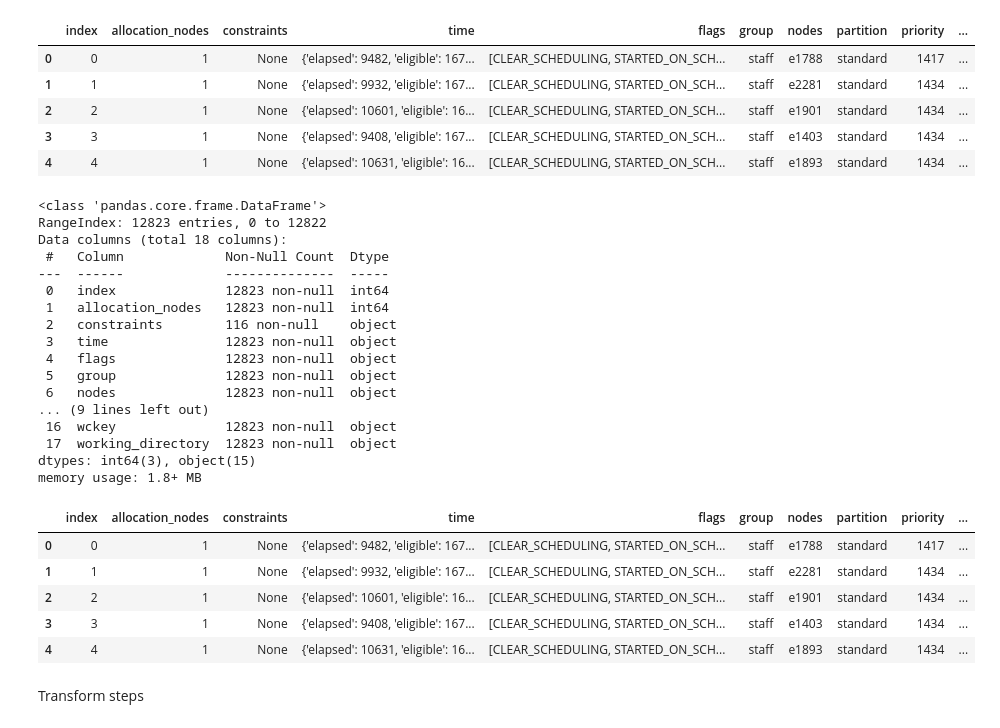
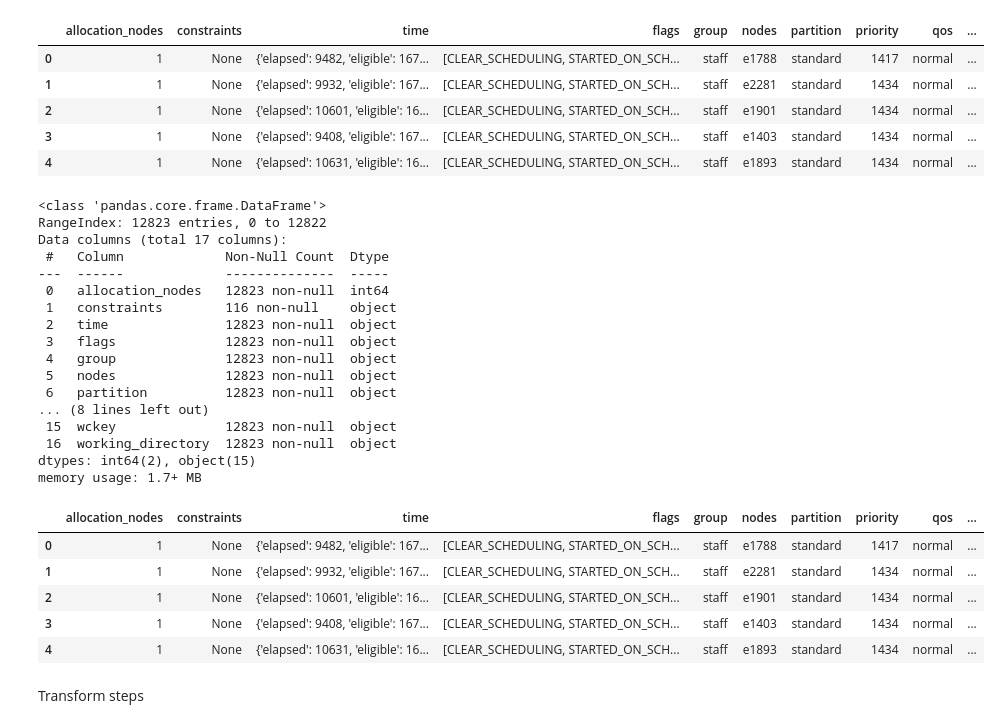
Before and after one commit to admire-eurohpc/AnomalyDetection, a Jupyter notebook: notebooks/transform.ipynb, the cells around one changed output. Drawn from its saved outputs; the diff is of its cells as text; code cells hidden in the pictures.

Commit message:
Added up-to-date transform script and notebook compatible with step1

```diff
--- a/notebooks/transform.ipynb
+++ b/notebooks/transform.ipynb
@@ -7,41 +9,45 @@ from mapping_functions import get_mapping_for_dict, flatten_series_by_mapping
 # %%
-with open('jobs.json','r') as f:
+with open(f'{data_dir}jobs.json','r') as f:
     data = json.load(f)
-df = pd.DataFrame.from_dict(data['jobs'])
+df_raw = pd.DataFrame.from_dict(data['jobs'])
 drop_cols = ['account', 'cluster', 'container', 'comment', 'array','association', 'derived_exit_code', 'exit_code', 'het', 'job_id', 'name', 'mcs', 'kill_request_user']
 drop_rows_indices = [8679]
-df = df.drop(columns=drop_cols)
-df = df.drop(index=drop_rows_indices).reset_index()
-df.head()
+df_raw = df_raw.drop(columns=drop_cols)
+df_raw = df_raw.drop(index=drop_rows_indices).reset_index(drop=True)
+
+# -- if taking step other than 0 then uncoment --
+# mask = df_raw['steps'].apply(lambda x: len(x) == 2)
+# df_raw = df_raw[mask].reset_index(drop=True)
+
+df_raw.head()
 # %% [output]
-|  | index | allocation_nodes | constraints | time | flags | group | nodes | partition | priority | ... |
-| 0 | 0 | 1 | None | {'elapsed': 9482, 'eligible': 167... | [CLEAR_SCHEDULING, STARTED_ON_SCH... | staff | e1788 | standard | 1417 | ... |
-| 1 | 1 | 1 | None | {'elapsed': 9932, 'eligible': 167... | [CLEAR_SCHEDULING, STARTED_ON_SCH... | staff | e2281 | standard | 1434 | ... |
-| 2 | 2 | 1 | None | {'elapsed': 10601, 'eligible': 16... | [CLEAR_SCHEDULING, STARTED_ON_SCH... | staff | e1901 | standard | 1434 | ... |
-| 3 | 3 | 1 | None | {'elapsed': 9408, 'eligible': 167... | [CLEAR_SCHEDULING, STARTED_ON_SCH... | staff | e1403 | standard | 1434 | ... |
-| 4 | 4 | 1 | None | {'elapsed': 10631, 'eligible': 16... | [CLEAR_SCHEDULING, STARTED_ON_SCH... | staff | e1893 | standard | 1434 | ... |
+|  | allocation_nodes | constraints | time | flags | group | nodes | partition | priority | qos | ... |
+| 0 | 1 | None | {'elapsed': 9482, 'eligible': 167... | [CLEAR_SCHEDULING, STARTED_ON_SCH... | staff | e1788 | standard | 1417 | normal | ... |
+| 1 | 1 | None | {'elapsed': 9932, 'eligible': 167... | [CLEAR_SCHEDULING, STARTED_ON_SCH... | staff | e2281 | standard | 1434 | normal | ... |
+| 2 | 1 | None | {'elapsed': 10601, 'eligible': 16... | [CLEAR_SCHEDULING, STARTED_ON_SCH... | staff | e1901 | standard | 1434 | normal | ... |
+| 3 | 1 | None | {'elapsed': 9408, 'eligible': 167... | [CLEAR_SCHEDULING, STARTED_ON_SCH... | staff | e1403 | standard | 1434 | normal | ... |
+| 4 | 1 | None | {'elapsed': 10631, 'eligible': 16... | [CLEAR_SCHEDULING, STARTED_ON_SCH... | staff | e1893 | standard | 1434 | normal | ... |
 # %%
-df.info()
+df_raw.info()
 # %% [output]
 <class 'pandas.core.frame.DataFrame'>
 RangeIndex: 12823 entries, 0 to 12822
-Data columns (total 18 columns):
+Data columns (total 17 columns):
  #   Column             Non-Null Count  Dtype
 ---  ------             --------------  -----
- 0   index              12823 non-null  int64
- 1   allocation_nodes   12823 non-null  int64
- 2   constraints        116 non-null    object
- 3   time               12823 non-null  object
- 4   flags              12823 non-null  object
- 5   group              12823 non-null  object
- 6   nodes              12823 non-null  object
-... (9 lines left out)
- 16  wckey              12823 non-null  object
- 17  working_directory  12823 non-null  object
-dtypes: int64(3), object(15)
-memory usage: 1.8+ MB
+ 0   allocation_nodes   12823 non-null  int64
+ 1   constraints        116 non-null    object
+ 2   time               12823 non-null  object
+ 3   flags              12823 non-null  object
+ 4   group              12823 non-null  object
+ 5   nodes              12823 non-null  object
+ 6   partition          12823 non-null  object
+... (8 lines left out)
+ 15  wckey              12823 non-null  object
+ 16  working_directory  12823 non-null  object
+dtypes: int64(2), object(15)
+memory usage: 1.7+ MB
 # %%
-#
 def fix_steps_tres_allocated_order(row):
     '''Fix order in steps-tres-allocated where node and energy are in the wrong positions'''
     ret = row[0]['tres']['allocated'][0:2]
@@ -53,7 +59,6 @@ def fix_steps_tres_allocated_order(row):
     row[0]['tres']['allocated'] = ret
     return row
 
-# Fix order in tres-allocated
 def fix_tres_allocated_order(row):
     '''Fix order in tres-allocated where node and energy are in the wrong positions'''
     ret = row['allocated'][0:2]
@@ -65,16 +70,16 @@ def fix_tres_allocated_order(row):
     row['allocated'] = ret
     return row
 
-df['steps'] = df['steps'].apply(fix_steps_tres_allocated_order)
-df['tres'] = df['tres'].apply(fix_tres_allocated_order)
+df_raw['steps'] = df_raw['steps'].apply(fix_steps_tres_allocated_order)
+df_raw['tres'] = df_raw['tres'].apply(fix_tres_allocated_order)
 
-df.head(5)
+df_raw.head(5)
 # %% [output]
-|  | index | allocation_nodes | constraints | time | flags | group | nodes | partition | priority | ... |
-| 0 | 0 | 1 | None | {'elapsed': 9482, 'eligible': 167... | [CLEAR_SCHEDULING, STARTED_ON_SCH... | staff | e1788 | standard | 1417 | ... |
-| 1 | 1 | 1 | None | {'elapsed': 9932, 'eligible': 167... | [CLEAR_SCHEDULING, STARTED_ON_SCH... | staff | e2281 | standard | 1434 | ... |
-| 2 | 2 | 1 | None | {'elapsed': 10601, 'eligible': 16... | [CLEAR_SCHEDULING, STARTED_ON_SCH... | staff | e1901 | standard | 1434 | ... |
-| 3 | 3 | 1 | None | {'elapsed': 9408, 'eligible': 167... | [CLEAR_SCHEDULING, STARTED_ON_SCH... | staff | e1403 | standard | 1434 | ... |
-| 4 | 4 | 1 | None | {'elapsed': 10631, 'eligible': 16... | [CLEAR_SCHEDULING, STARTED_ON_SCH... | staff | e1893 | standard | 1434 | ... |
+|  | allocation_nodes | constraints | time | flags | group | nodes | partition | priority | qos | ... |
+| 0 | 1 | None | {'elapsed': 9482, 'eligible': 167... | [CLEAR_SCHEDULING, STARTED_ON_SCH... | staff | e1788 | standard | 1417 | normal | ... |
+| 1 | 1 | None | {'elapsed': 9932, 'eligible': 167... | [CLEAR_SCHEDULING, STARTED_ON_SCH... | staff | e2281 | standard | 1434 | normal | ... |
+| 2 | 1 | None | {'elapsed': 10601, 'eligible': 16... | [CLEAR_SCHEDULING, STARTED_ON_SCH... | staff | e1901 | standard | 1434 | normal | ... |
+| 3 | 1 | None | {'elapsed': 9408, 'eligible': 167... | [CLEAR_SCHEDULING, STARTED_ON_SCH... | staff | e1403 | standard | 1434 | normal | ... |
+| 4 | 1 | None | {'elapsed': 10631, 'eligible': 16... | [CLEAR_SCHEDULING, STARTED_ON_SCH... | staff | e1893 | standard | 1434 | normal | ... |
 # %% [markdown]
 Transform steps
```
Also changed, not shown: parts of 16 cells of this notebook, 1 other file.
